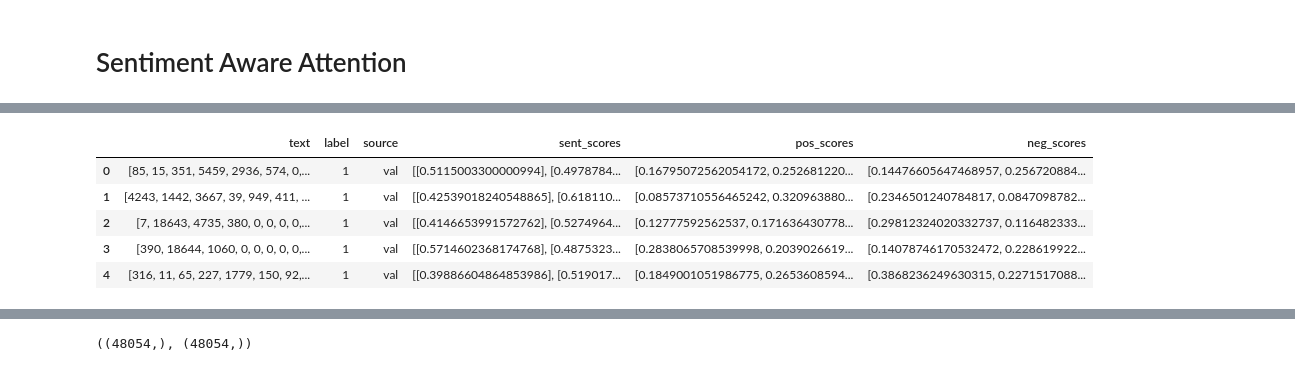
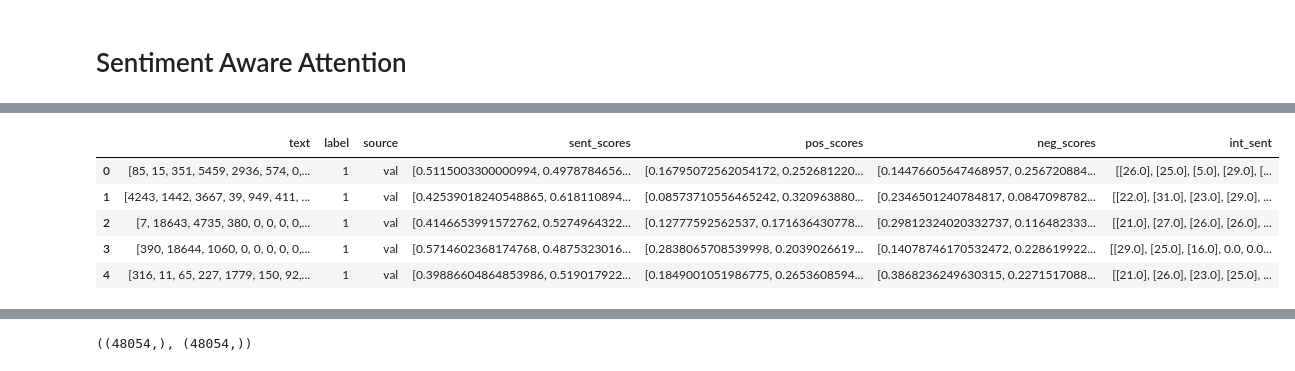
Before and after one commit to sba22224/Capstone_SBA22224, a Jupyter notebook: Code_Notebooks/Attention Mechanism Evaluation.ipynb, the cells around one changed output, grey strips where cells are left out. Cells and saved outputs as stored; diff of their text form; code cells hidden in the pictures.

```diff
--- a/Code_Notebooks/Attention Mechanism Evaluation.ipynb
+++ b/Code_Notebooks/Attention Mechanism Evaluation.ipynb
@@ -1000,0 +1033,10 @@ sentiment_length = len(sentiment_scores_pos)
+# %%
+# Initialize the MinMaxScaler
+scaler = MinMaxScaler(feature_range=(1, 50))
+
+# Fit and transform your column
+df_embedding['int_sent'] = scaler.fit_transform(df_embedding[['sent_score']])
+
+# Round the rescaled values to the nearest integer
+df_embedding['int_sent'] = df_embedding['int_sent'].round().astype(int)
+df_embedding.head()
@@ -1005,7 +1054,7 @@ sentiment_scores_pos = {}
 # Iterate through the DataFrame rows
 for index, row in df_embedding.iterrows():
     word = row['word']  # Assuming 'word' column contains a list with a single word
-    pos_score = row['scaled_pos_score']
+    pos_score = row['int_pos']
 
     # Map the word to its corresponding score in the dictionary
     sentiment_scores_pos[word] = pos_score
@@ -1020,7 +1069,7 @@ sentiment_scores_neg = {}
 # Iterate through the DataFrame rows
 for index, row in df_embedding.iterrows():
     word = row['word']  # Assuming 'word' column contains a list with a single word
-    neg_score = row['scaled_neg_score']
+    neg_score = row['int_neg']
 
     # Map the word to its corresponding score in the dictionary
     sentiment_scores_neg[word] = neg_score
@@ -1035,7 +1084,7 @@ sentiment_scores = {}
 # Iterate through the DataFrame rows
 for index, row in df_embedding.iterrows():
     word = row['word']  # Assuming 'word' column contains a list with a single word
-    sent_score = row['sent_score']
+    sent_score = row['int_sent']
 
     # Map the word to its corresponding score in the dictionary
     sentiment_scores[word] = sent_score
@@ -1227,33 +1276,33 @@ df_a_emoji.head()
 # %%
 # Initialize an empty list to store sentiment values
 sentiment_values = []
 
 # Iterate through the tokenized tweets (assuming df_a_emoji['text'] contains lists of word indices)
 for tweet_indices in df_a_emoji['text']:
     tweet_sentiments = []  # List to store sentiment values for this tweet
     for word_index in tweet_indices:
         # Check if the word index is valid (not zero) and within the embedding matrix range
         if word_index != 0 and word_index < len(embedding_matrix_sent):
             sentiment_value = embedding_matrix_sent[word_index]
             tweet_sentiments.append(sentiment_value)
         else:
             # Handle cases where the word index is out of range or represents padding
             # You can choose to skip, pad, or assign a default value for these cases
             tweet_sentiments.append(0.0)  # For example, assign 0.0 for out-of-range words
 
     sentiment_values.append(tweet_sentiments)
 
 # Add the sentiment values list as a new column in the DataFrame
-df_a_emoji['sent_scores'] = sentiment_values
+df_a_emoji['int_sent'] = sentiment_values
 
 df_a_emoji.head()
 # %% [output]
-|  | text | label | source | sent_scores | pos_scores | neg_scores |
-| 0 | [85, 15, 351, 5459, 2936, 574, 0,... | 1 | val | [[0.5115003300000994], [0.4978784... | [0.16795072562054172, 0.252681220... | [0.14476605647468957, 0.256720884... |
-| 1 | [4243, 1442, 3667, 39, 949, 411, ... | 1 | val | [[0.42539018240548865], [0.618110... | [0.08573710556465242, 0.320963880... | [0.2346501240784817, 0.0847098782... |
-| 2 | [7, 18643, 4735, 380, 0, 0, 0, 0,... | 1 | val | [[0.4146653991572762], [0.5274964... | [0.12777592562537, 0.171636430778... | [0.29812324020332737, 0.116482333... |
-| 3 | [390, 18644, 1060, 0, 0, 0, 0, 0,... | 1 | val | [[0.5714602368174768], [0.4875323... | [0.2838065708539998, 0.2039026619... | [0.14078746170532472, 0.228619922... |
-| 4 | [316, 11, 65, 227, 1779, 150, 92,... | 1 | val | [[0.39886604864853986], [0.519017... | [0.1849001051986775, 0.2653608594... | [0.3868236249630315, 0.2271517088... |
+|  | text | label | source | sent_scores | pos_scores | neg_scores | int_sent |
+| 0 | [85, 15, 351, 5459, 2936, 574, 0,... | 1 | val | [0.5115003300000994, 0.4978784656... | [0.16795072562054172, 0.252681220... | [0.14476605647468957, 0.256720884... | [[26.0], [25.0], [5.0], [29.0], [... |
+| 1 | [4243, 1442, 3667, 39, 949, 411, ... | 1 | val | [0.42539018240548865, 0.618110894... | [0.08573710556465242, 0.320963880... | [0.2346501240784817, 0.0847098782... | [[22.0], [31.0], [23.0], [29.0], ... |
+| 2 | [7, 18643, 4735, 380, 0, 0, 0, 0,... | 1 | val | [0.4146653991572762, 0.5274964322... | [0.12777592562537, 0.171636430778... | [0.29812324020332737, 0.116482333... | [[21.0], [27.0], [26.0], [26.0], ... |
+| 3 | [390, 18644, 1060, 0, 0, 0, 0, 0,... | 1 | val | [0.5714602368174768, 0.4875323016... | [0.2838065708539998, 0.2039026619... | [0.14078746170532472, 0.228619922... | [[29.0], [25.0], [16.0], 0.0, 0.0... |
+| 4 | [316, 11, 65, 227, 1779, 150, 92,... | 1 | val | [0.39886604864853986, 0.519017922... | [0.1849001051986775, 0.2653608594... | [0.3868236249630315, 0.2271517088... | [[21.0], [26.0], [23.0], [25.0], ... |
 # %%
 # Initialize an empty list to store sentiment values
 sentiment_values = []
```
Also changed, not shown: parts of 24 cells of this notebook.
